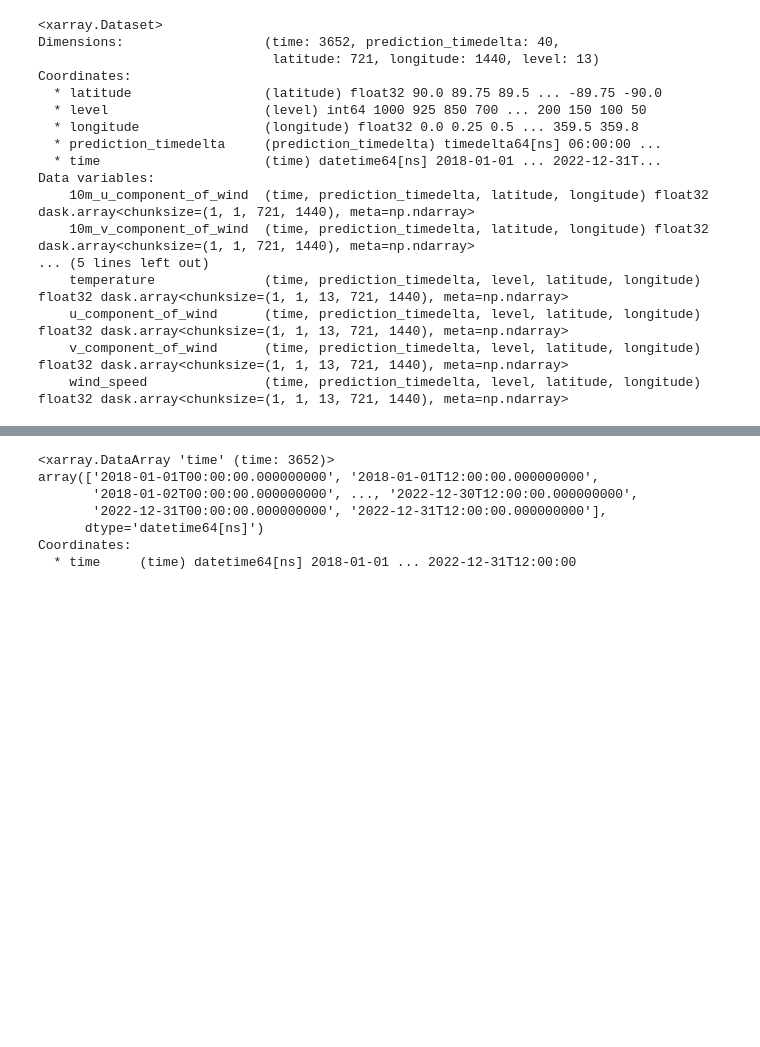
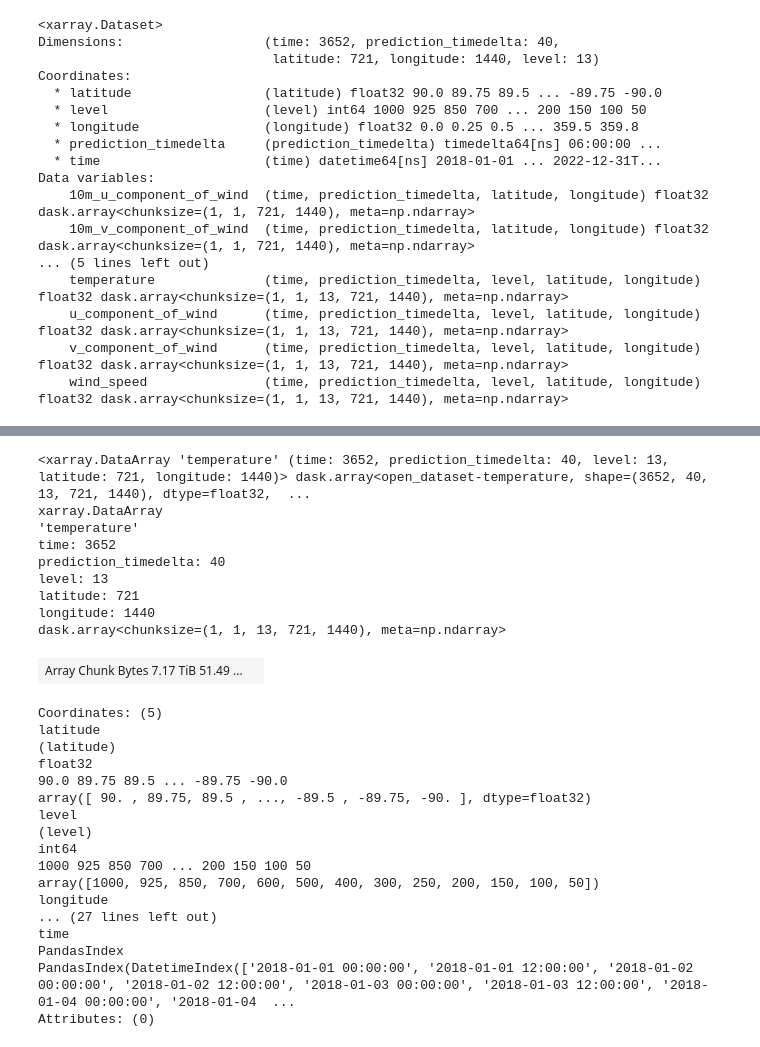
Before and after one commit to feldmann-m/AI-storm, a Jupyter notebook: devel/data_test.ipynb, the cells around one changed output, grey strips where cells are left out. Drawn from its saved outputs; the diff is of its cells as text; code cells hidden in the pictures; blank space fills up the shorter version.

Commit message:
begin to implement xarray cape computation

```diff
--- a/devel/data_test.ipynb
+++ b/devel/data_test.ipynb
@@ -58,10 +58,30 @@ plt.show()
 # %%
-tigge.time
+tigge.temperature
 # %% [output]
-<xarray.DataArray 'time' (time: 3652)>
-array(['2018-01-01T00:00:00.000000000', '2018-01-01T12:00:00.000000000',
-       '2018-01-02T00:00:00.000000000', ..., '2022-12-30T12:00:00.000000000',
-       '2022-12-31T00:00:00.000000000', '2022-12-31T12:00:00.000000000'],
-      dtype='datetime64[ns]')
-Coordinates:
-  * time     (time) datetime64[ns] 2018-01-01 ... 2022-12-31T12:00:00
+<xarray.DataArray 'temperature' (time: 3652, prediction_timedelta: 40, level: 13, latitude: 721, longitude: 1440)> dask.array<open_dataset-temperature, shape=(3652, 40, 13, 721, 1440), dtype=float32,  ...
+xarray.DataArray
+'temperature'
+time: 3652
+prediction_timedelta: 40
+level: 13
+latitude: 721
+longitude: 1440
+dask.array<chunksize=(1, 1, 13, 721, 1440), meta=np.ndarray>
+| Array Chunk Bytes 7.17 TiB 51.49 ... |  |
+Coordinates: (5)
+latitude
+(latitude)
+float32
+90.0 89.75 89.5 ... -89.75 -90.0
+array([ 90. , 89.75, 89.5 , ..., -89.5 , -89.75, -90. ], dtype=float32)
+level
+(level)
+int64
+1000 925 850 700 ... 200 150 100 50
+array([1000, 925, 850, 700, 600, 500, 400, 300, 250, 200, 150, 100, 50])
+longitude
+... (27 lines left out)
+time
+PandasIndex
+PandasIndex(DatetimeIndex(['2018-01-01 00:00:00', '2018-01-01 12:00:00', '2018-01-02 00:00:00', '2018-01-02 12:00:00', '2018-01-03 00:00:00', '2018-01-03 12:00:00', '2018-01-04 00:00:00', '2018-01-04  ...
+Attributes: (0)
```
Also changed, not shown: parts of 3 cells of this notebook, 1 other file.
